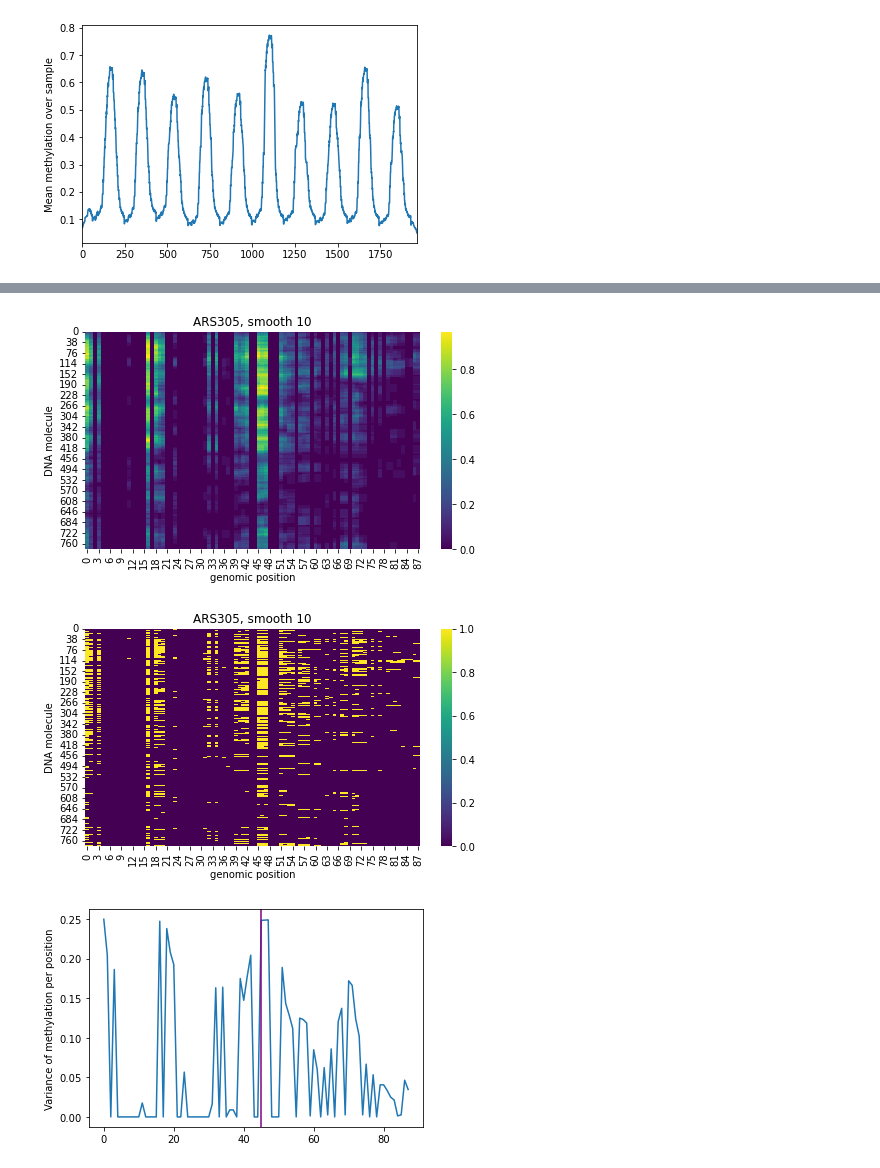
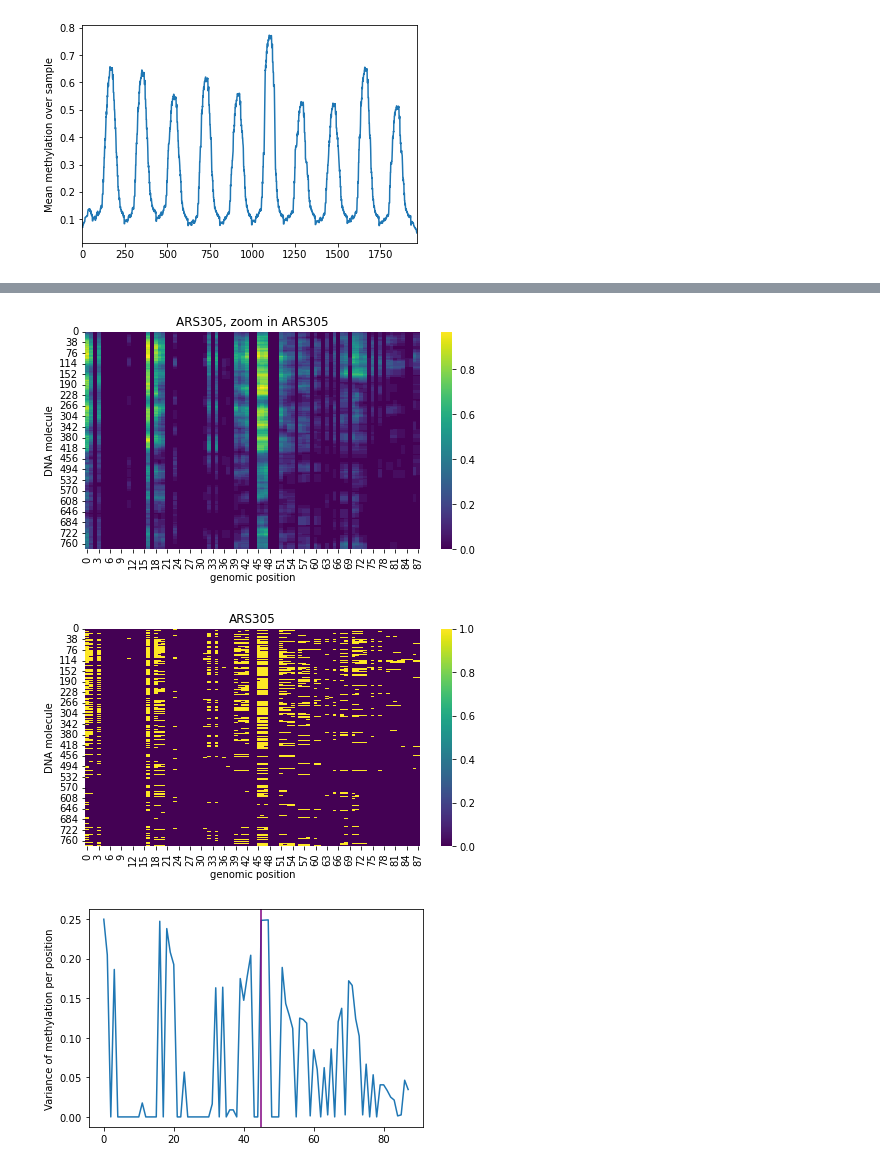
Before and after one commit to KarolineHoller/nanopore_methylation, a Jupyter notebook: methylation_analysis_20220502.ipynb, the cells around one changed output, grey strips where cells are left out. Saved outputs shown, nothing was run; the diff lists cells and outputs as text; code cells hidden in the pictures.

```diff
--- a/methylation_analysis_20220502.ipynb
+++ b/methylation_analysis_20220502.ipynb
@@ -147,35 +155,35 @@ plt.show()
 # %%
 plt.figure(figsize=(7.5,4))
 sns.heatmap(ARS305_wt_smooth[:, 542:630], cmap = "viridis")
 plt.xlabel("genomic position")
 plt.ylabel("DNA molecule")
 plt.xlim(0, 630-542)
-plt.title("ARS305, smooth 10")
+plt.title("ARS305, zoom in ARS305")
 plt.show()
 
 plt.figure(figsize=(7.5,4))
 sns.heatmap(ARS305_wt[:, 542:630], cmap = "viridis")
 plt.xlabel("genomic position")
 plt.ylabel("DNA molecule")
 plt.xlim(0, 630-542)
-plt.title("ARS305, smooth 10")
+plt.title("ARS305")
 plt.show()
 
 sns.lineplot(x = range(630-542),
                  y = ARS305_wt[:, 542:630].std(axis = 0)**2
                 )
 plt.axvline(45, color = "purple")
 plt.ylabel("Variance of methylation per position")
 plt.show()
 
 #sns.lineplot(x = range(630-542),
 #                 y = ARS305_wt[:, 542:630].cumsum(axis = 0)[779, :]/779
 #            )
 #plt.axvline(45, color = "purple")
 #plt.ylabel("Percent methylated")
 #plt.show()
 # %% [output]
-[figure, old version]
+[figure, new version]
-[figure, old version]
+[figure, new version]
 [figure]
 # %%
```
Also changed, not shown: parts of 14 cells of this notebook.
